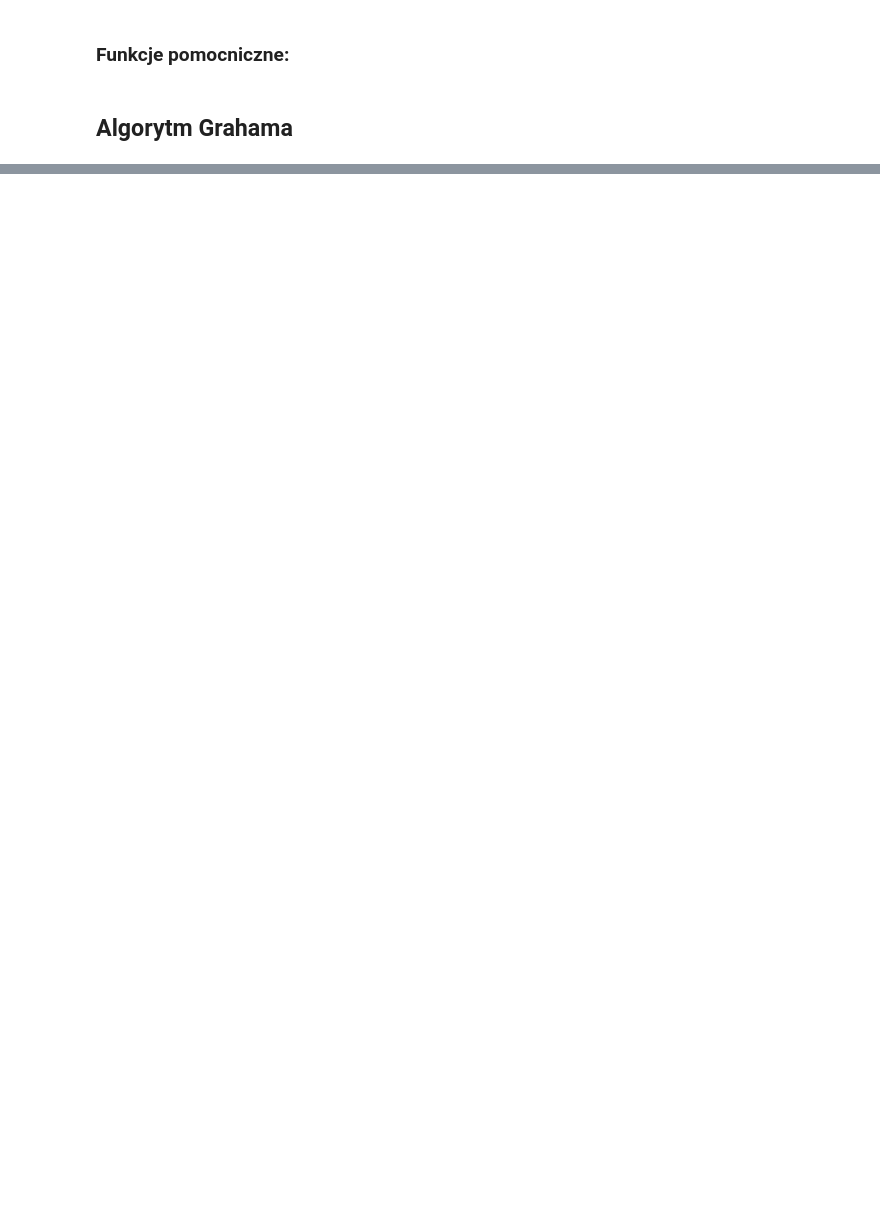
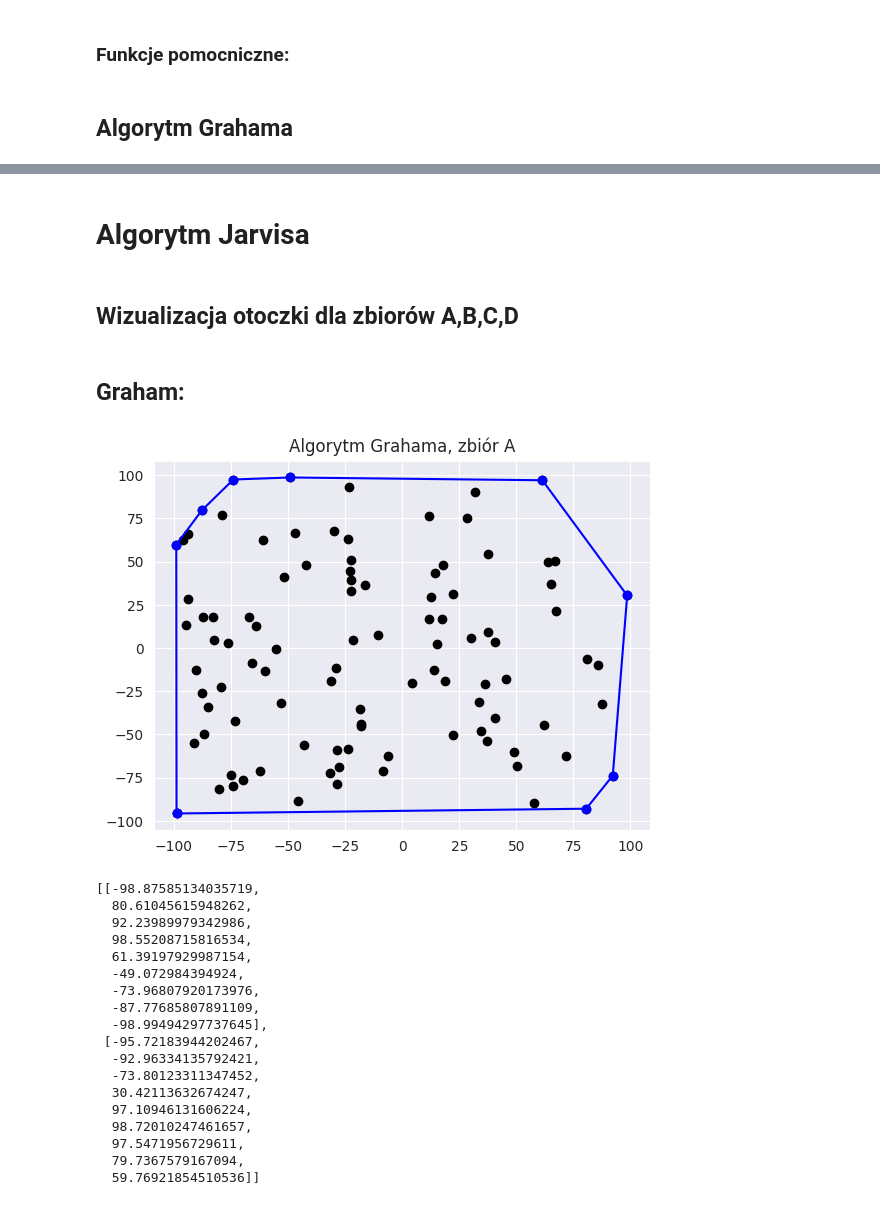
Before and after one commit to Kappaprideer/Geometry_Algorithms, a Jupyter notebook: Lab_2/Labolatorium_2.ipynb, the cells around one changed output, grey strips where cells are left out. Drawn from its saved outputs; the diff is of its cells as text; code cells hidden in the pictures; blank space fills up the shorter version.

```diff
--- a/Lab_2/Labolatorium_2.ipynb
+++ b/Lab_2/Labolatorium_2.ipynb
@@ -330,5 +330,5 @@ sprawdzenia czasu działania algorytmu.
 # %%
-def makeplot(points, ch, title, filename, SAVE=False):
+def makeplot(points, ch, title=None, filename=None, SAVE=False):
     x=points['X']
     y=points['Y']
     plt.scatter(x,y, color='black')
@@ -337,18 +337,20 @@ def makeplot(points, ch, title, filename, SAVE=False):
     plt.plot(x_ch, y_ch, '-o', color='blue')
     plt.plot(ch[0][-2:], ch[1][-2:], '-o', color='red')
     plt.title(title)
-    plt.show()
     if SAVE:
         plt.savefig(directory+filename)
+    plt.show()
 # %%
-def makefinalplot(points,ch,title,filename,SAVE=False):
+def makefinalplot(points,ch,title=None,filename=None,SAVE=False):
     x=points['X']
     y=points['Y']
     plt.scatter(x,y, color='black')
+    x_ch=ch[0]
+    y_ch=ch[1]
     ch[0].append(ch[0][0])
     ch[1].append(ch[1][0])
-    x_ch=ch[0]
-    y_ch=ch[1]
     plt.plot(x_ch, y_ch, '-o', color='blue')
     plt.title(title)
+    if SAVE:
+        plt.savefig(directory+filename)
     plt.show()
@@ -412,7 +414,7 @@ def most_left_point(table):
             index=i
     return left_point, index
 
-def graham_algorithm(table, show_steps=False, final_plot=False, measure_time=False):
+def graham_algorithm(table, show_steps=False, final_plot=None, save_plots=False, measure_time=False, save_file=False):
 
     first_point, index= most_left_point(table)
     points=[]
@@ -451,11 +453,15 @@ def graham_algorithm(table, show_steps=False, final_plot=False, measure_time=Fal
             i+=1
 
         if show_steps and not removed:
-            makeplot(table,ch,"Algorytm Grahama", "graham")
+            makeplot(table,ch,title=str(final_plot),filename=str(final_plot)+" i", SAVE=save_plots)
     if final_plot:
-        makefinalplot(table,ch,"Graham","Graham")
+        makefinalplot(table,ch,title=str(final_plot),filename=str(final_plot), SAVE=save_plots)
+    if save_file:
+        convex_hull=pd.DataFrame(data=ch, columns=['X','Y'])
+        convex_hull.to_csv(directory+filename+"_summary")
+
 
     if measure_time:
         end=time.time()
-        return ch, end-start
-    return ch
+        return ch, "{0:.5f}".format(end-start)
+    return [ch[0][:-1],ch[1][:-1]]
@@ -519,0 +468,2 @@ jarvis_algorithm(setA(20,-10,10), show_steps=True)
+# %% [markdown]
+# Algorytm Jarvisa
@@ -519,0 +520,26 @@ jarvis_algorithm(setA(20,-10,10), show_steps=True)
+# %% [markdown]
+## Wizualizacja otoczki dla zbiorów A,B,C,D
+# %% [markdown]
+## Graham:
+# %%
+graham_algorithm(table_a,final_plot="Algorytm Grahama, zbiór A", save_plots=True, save_file=False)
+# %% [output]
+[figure, added]
+[[-98.87585134035719,
+  80.61045615948262,
+  92.23989979342986,
+  98.55208715816534,
+  61.39197929987154,
+  -49.072984394924,
+  -73.96807920173976,
+  -87.77685807891109,
+  -98.99494297737645],
+ [-95.72183944202467,
+  -92.96334135792421,
+  -73.80123311347452,
+  30.42113632674247,
+  97.10946131606224,
+  98.72010247461657,
+  97.5471956729611,
+  79.7367579167094,
+  59.76921854510536]]
```
Also changed, not shown: parts of 29 cells of this notebook, 9 other files.
